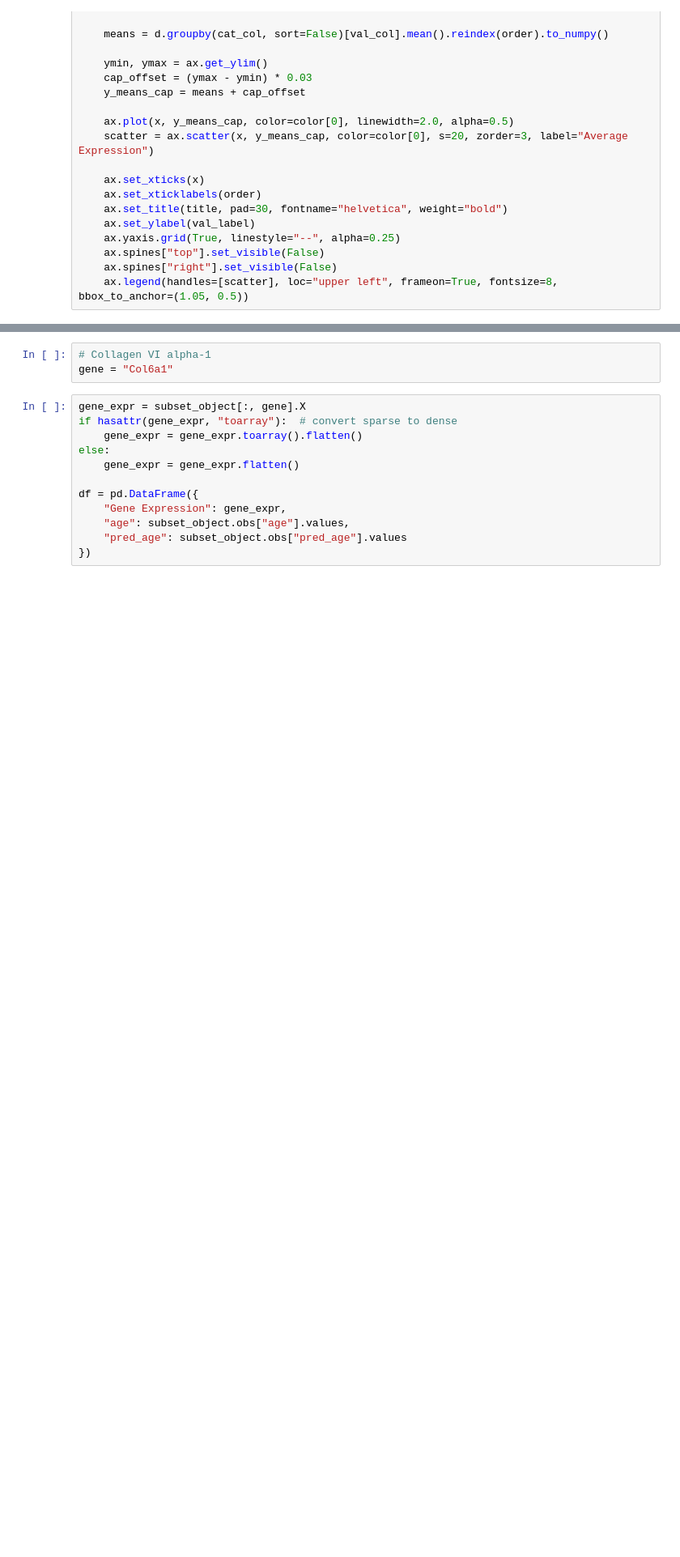
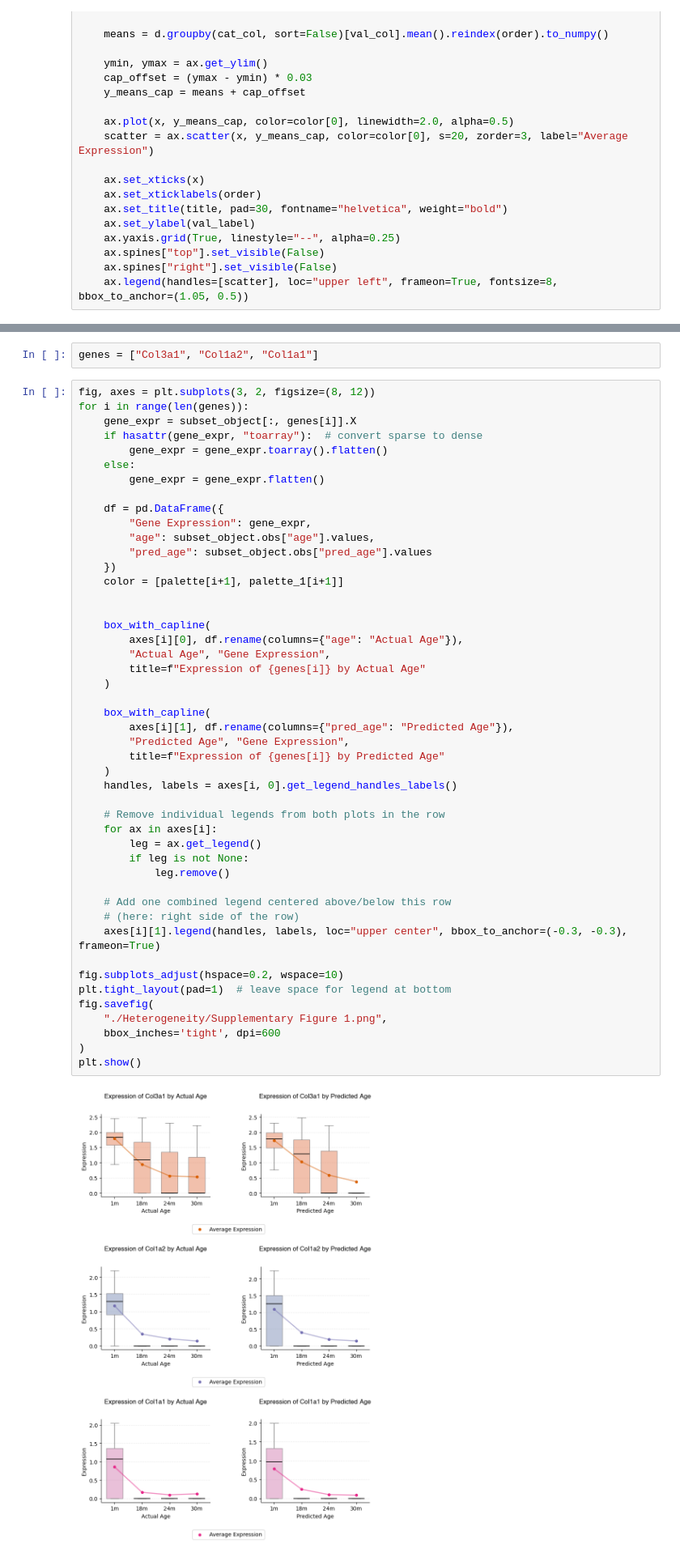
Before and after one commit to DaisyCuttie/scMLEAge, a Jupyter notebook: analysis/Limb-Muscle_Heterogeneity.ipynb, the cells around one changed output, grey strips where cells are left out. Shown at 81% size. Cells and saved outputs as stored; diff of their text form; blank space fills up the shorter version.

```diff
--- a/analysis/Limb-Muscle_Heterogeneity.ipynb
+++ b/analysis/Limb-Muscle_Heterogeneity.ipynb
@@ -123,15 +124,51 @@ plt.show()
 # %%
-# Collagen VI alpha-1
-gene = "Col6a1"
+genes = ["Col3a1", "Col1a2", "Col1a1"]
 # %%
-gene_expr = subset_object[:, gene].X
-if hasattr(gene_expr, "toarray"):  # convert sparse to dense
-    gene_expr = gene_expr.toarray().flatten()
-else:
-    gene_expr = gene_expr.flatten()
+fig, axes = plt.subplots(3, 2, figsize=(8, 12))
+for i in range(len(genes)):
+    gene_expr = subset_object[:, genes[i]].X
+    if hasattr(gene_expr, "toarray"):  # convert sparse to dense
+        gene_expr = gene_expr.toarray().flatten()
+    else:
+        gene_expr = gene_expr.flatten()
 
-df = pd.DataFrame({
-    "Gene Expression": gene_expr,
-    "age": subset_object.obs["age"].values,
-    "pred_age": subset_object.obs["pred_age"].values
-})
+    df = pd.DataFrame({
+        "Gene Expression": gene_expr,
+        "age": subset_object.obs["age"].values,
+        "pred_age": subset_object.obs["pred_age"].values
+    })
+    color = [palette[i+1], palette_1[i+1]]
+
+
+    box_with_capline(
+        axes[i][0], df.rename(columns={"age": "Actual Age"}),
+        "Actual Age", "Gene Expression",
+        title=f"Expression of {genes[i]} by Actual Age"
+    )
+
+    box_with_capline(
+        axes[i][1], df.rename(columns={"pred_age": "Predicted Age"}),
+        "Predicted Age", "Gene Expression",
+        title=f"Expression of {genes[i]} by Predicted Age"
+    )
+    handles, labels = axes[i, 0].get_legend_handles_labels()
+
+    # Remove individual legends from both plots in the row
+    for ax in axes[i]:
+        leg = ax.get_legend()
+        if leg is not None:
+            leg.remove()
+
+    # Add one combined legend centered above/below this row
+    # (here: right side of the row)
+    axes[i][1].legend(handles, labels, loc="upper center", bbox_to_anchor=(-0.3, -0.3), frameon=True)
+
+fig.subplots_adjust(hspace=0.2, wspace=10)
+plt.tight_layout(pad=1)  # leave space for legend at bottom
+fig.savefig(
+    "./Heterogeneity/Supplementary Figure 1.png",
+    bbox_inches='tight', dpi=600
+)
+plt.show()
+# %% [output]
+[figure, added]
```
Also changed, not shown: parts of 5 cells of this notebook, 3 other files.
